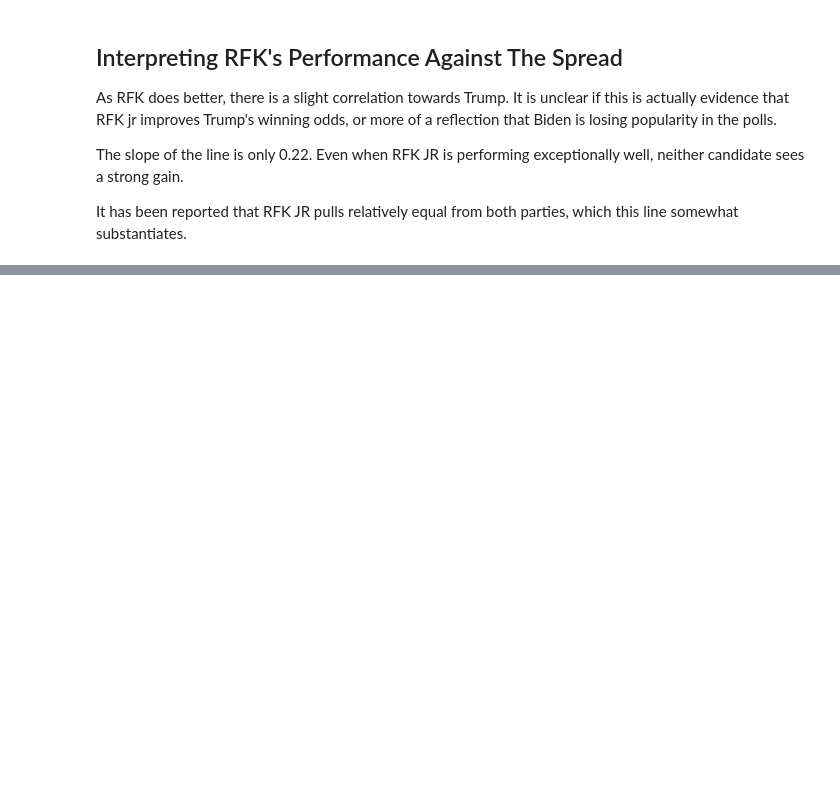
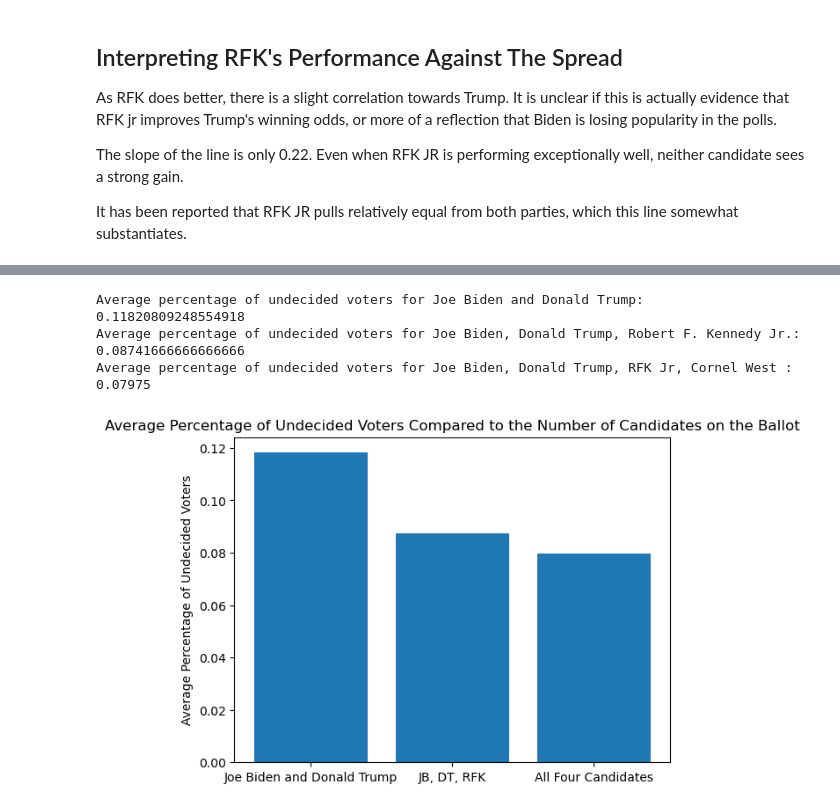
Before and after one commit to robertfeldstein/Election2024, a Jupyter notebook: rfkjr.ipynb, the cells around one changed output, grey strips where cells are left out. Saved outputs shown, nothing was run; the diff lists cells and outputs as text; code cells hidden in the pictures; blank space fills up the shorter version.

Commit message:
Looking At Undecided Voters

```diff
--- a/rfkjr.ipynb
+++ b/rfkjr.ipynb
@@ -210,3 +210,26 @@ cw
 | 2023-10-17 | USA Today/Suffolk University | October 17–20, 2023 | 1,000 (RV) | ±3.1% | 0.370 | 0.370 | ... |
 | 2023-10-18 | Harvard/Harris X | October 18–19, 2023 | 2,116 (RV) | ±2% | 0.310 | 0.390 | ... |
 | 2023-10-13 | Zogby Analytics | October 13–15, 2023 | 869 (LV) | ±3.3% | 0.412 | 0.426 | ... |
+# %%
+# Calculate the average percentage of undecided voters compared to the number of candidates on the ballot
+
+jbdt_avg = jbdt["Other/Undecided"].mean()
+rfk_avg = rfk["Other/Undecided"].mean()
+cw_avg = cw["Other/Undecided"].mean()
+
+print("Average percentage of undecided voters for Joe Biden and Donald Trump: ", jbdt_avg)
+print("Average percentage of undecided voters for Joe Biden, Donald Trump, Robert F. Kennedy Jr.: ", rfk_avg)
+print("Average percentage of undecided voters for Joe Biden, Donald Trump, RFK Jr, Cornel West : ", cw_avg)
+
+#Plot the average percentage of undecided voters compared to the number of candidates on the ballot
+
+fig, ax = plt.subplots()
+ax.bar(["Joe Biden and Donald Trump", "JB, DT, RFK", "All Four Candidates"], [jbdt_avg, rfk_avg, cw_avg])
+ax.set_ylabel("Average Percentage of Undecided Voters")
+ax.set_title("Average Percentage of Undecided Voters Compared to the Number of Candidates on the Ballot")
+plt.show()
+# %% [output]
+Average percentage of undecided voters for Joe Biden and Donald Trump:  0.11820809248554918
+Average percentage of undecided voters for Joe Biden, Donald Trump, Robert F. Kennedy Jr.:  0.08741666666666666
+Average percentage of undecided voters for Joe Biden, Donald Trump, RFK Jr, Cornel West :  0.07975
+[figure, added]
```
